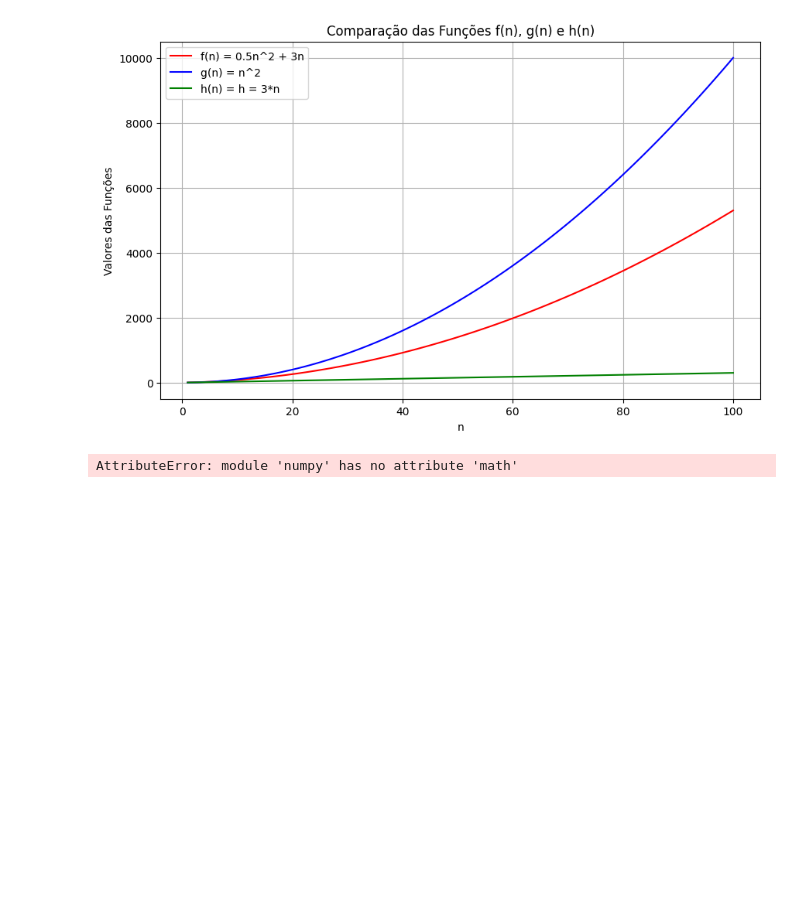
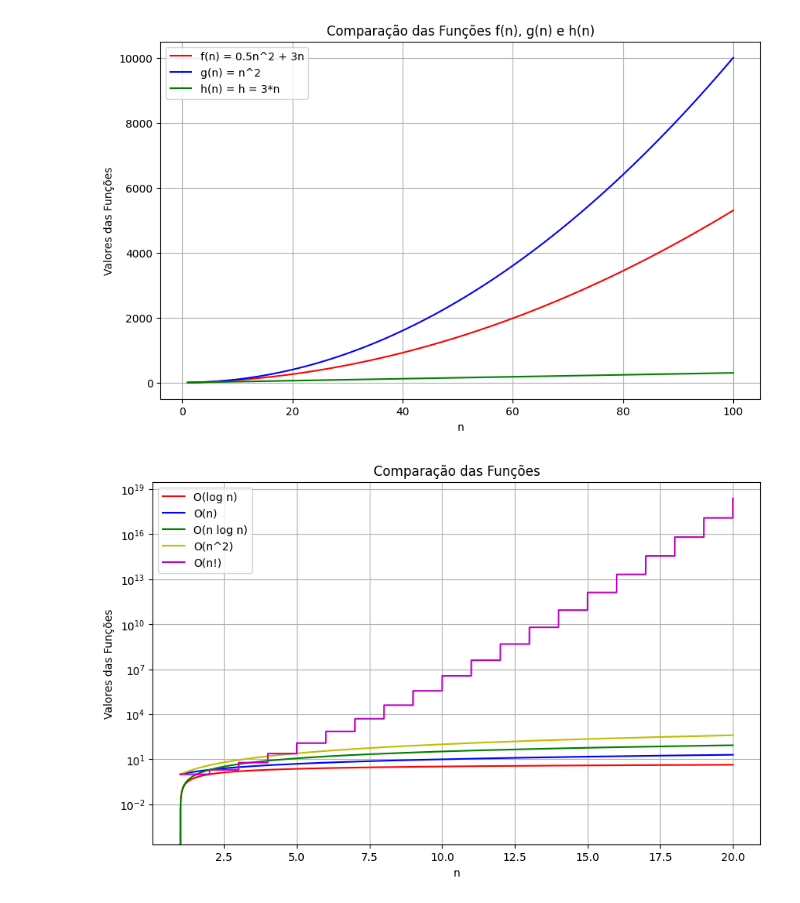
Before and after one commit to Wwwalber/MESTRADO-DOCKER-APALGOR, a Jupyter notebook: av1/testes/plotar-comparacoes-de-funcoes.ipynb, the cells around one changed output. Saved outputs shown, nothing was run; the diff lists cells and outputs as text; code cells hidden in the pictures; blank space fills up the shorter version.

```diff
--- a/av1/testes/plotar-comparacoes-de-funcoes.ipynb
+++ b/av1/testes/plotar-comparacoes-de-funcoes.ipynb
@@ -31,40 +31,42 @@ plt.show()
 # %%
 import numpy as np
 import matplotlib.pyplot as plt
+import math  # Precisamos importar o módulo math
+
 # Definir o intervalo de valores para n
-n = np.linspace(1, 100, 100)  # Cria 100 pontos entre 1 e 100
+n = np.linspace(1, 20, 100000)  # Aumentando o número de pontos para melhor visualização
 
 # Definir as funções
-# Use np.log2 em vez de math.log
 a = np.log2(n)
 b = n
 c = n * np.log2(n)
 d = n**2
 
-# Para o fatorial, vamos criar uma função vetorizada
+# Para o fatorial, usando math.factorial
 def factorial_array(n):
-    return np.array([np.math.factorial(int(i)) for i in n])
+    return np.array([math.factorial(int(i)) for i in n])
 
 e = factorial_array(n)
 
 # Criar o gráfico
 plt.figure(figsize=(10, 6))
 
 # Plotar as funções
 plt.plot(n, a, 'r-', label='O(log n)')
 plt.plot(n, b, 'b-', label='O(n)')
 plt.plot(n, c, 'g-', label='O(n log n)')
 plt.plot(n, d, 'y-', label='O(n^2)')
 plt.plot(n, e, 'm-', label='O(n!)')
 
 # Adicionar elementos ao gráfico
 plt.title('Comparação das Funções')
 plt.xlabel('n')
 plt.ylabel('Valores das Funções')
 plt.grid(True)
 plt.legend()
+plt.yscale('log')
 
 # Mostrar o gráfico
 plt.show()
 # %% [output]
-AttributeError: module 'numpy' has no attribute 'math'
+[figure, added]
```
Also changed, not shown: 7 other files.
